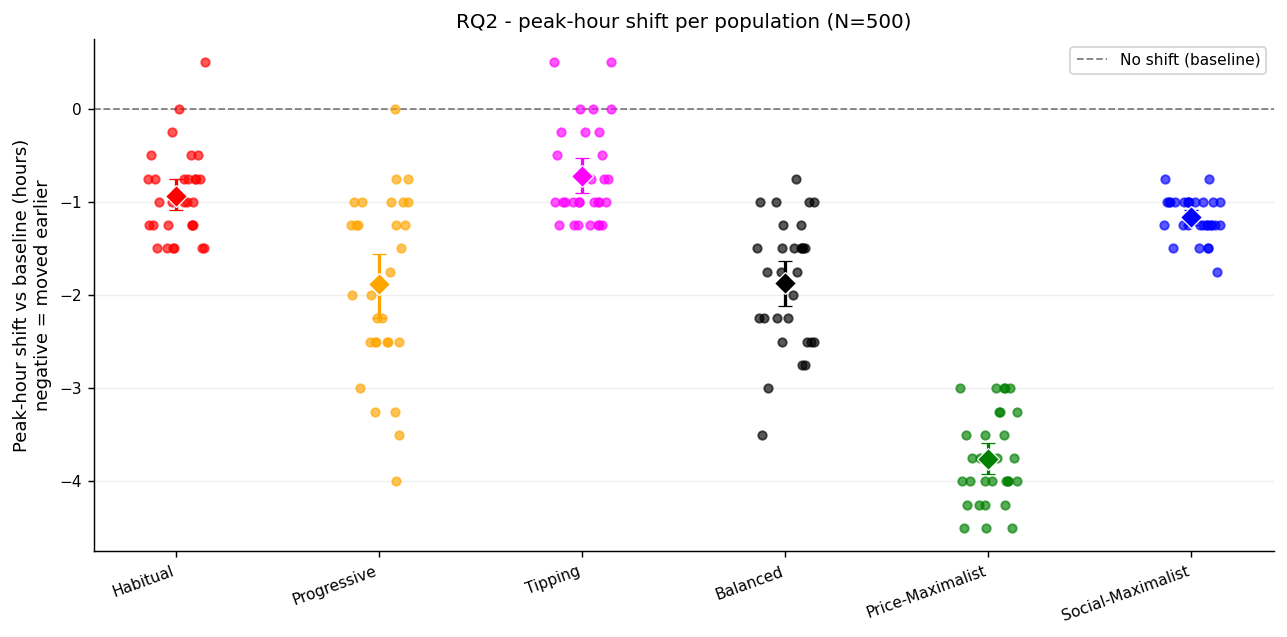
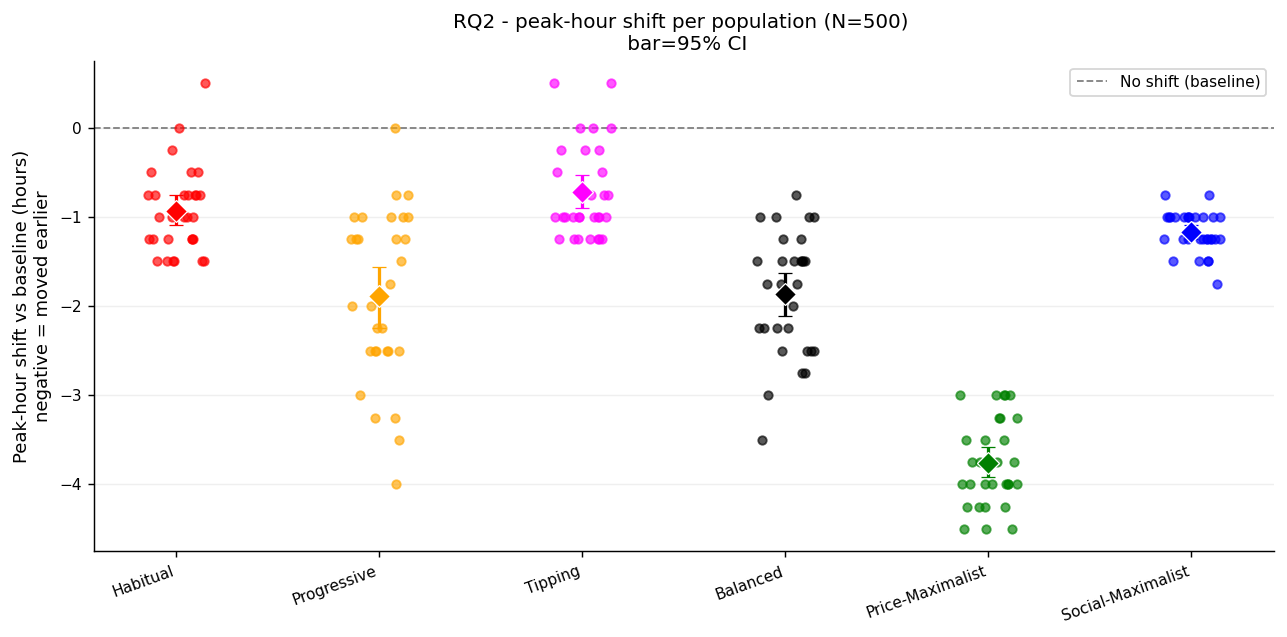
The change to this notebook cell's code, shown as a diff; its figure went from the first image to the second:
--- before
+++ after
@@ -21,5 +21,5 @@
                color=color, s=22, alpha=0.65, zorder=3)
 
-    #overlay the bootstrapped mean as a diamond
+    #overlay the bootstrapped mean as error bars on diamond
     if len(pop_vals) > 0:
         m, lo, hi = bootstrap_ci(pop_vals)
@@ -36,5 +36,5 @@
 ax.set_xticklabels(list(x_positions.keys()), rotation=20, ha="right", fontsize=8.5)
 ax.set_ylabel("Peak-hour shift vs baseline (hours)\nnegative = moved earlier")
-ax.set_title("RQ2 - peak-hour shift per population (N=500)")
+ax.set_title("RQ2 - peak-hour shift per population (N=500) \n bar=95% CI")
 ax.legend(loc="upper right", fontsize=8.5)
 ax.grid(axis="y", alpha=0.2)
@@ -43,3 +43,2 @@
 plt.savefig(figure_dir / "fig3_peak_hour_shift.png", bbox_inches="tight")
 plt.show()
-print("figure 3 saved")

Commit: Add files via upload